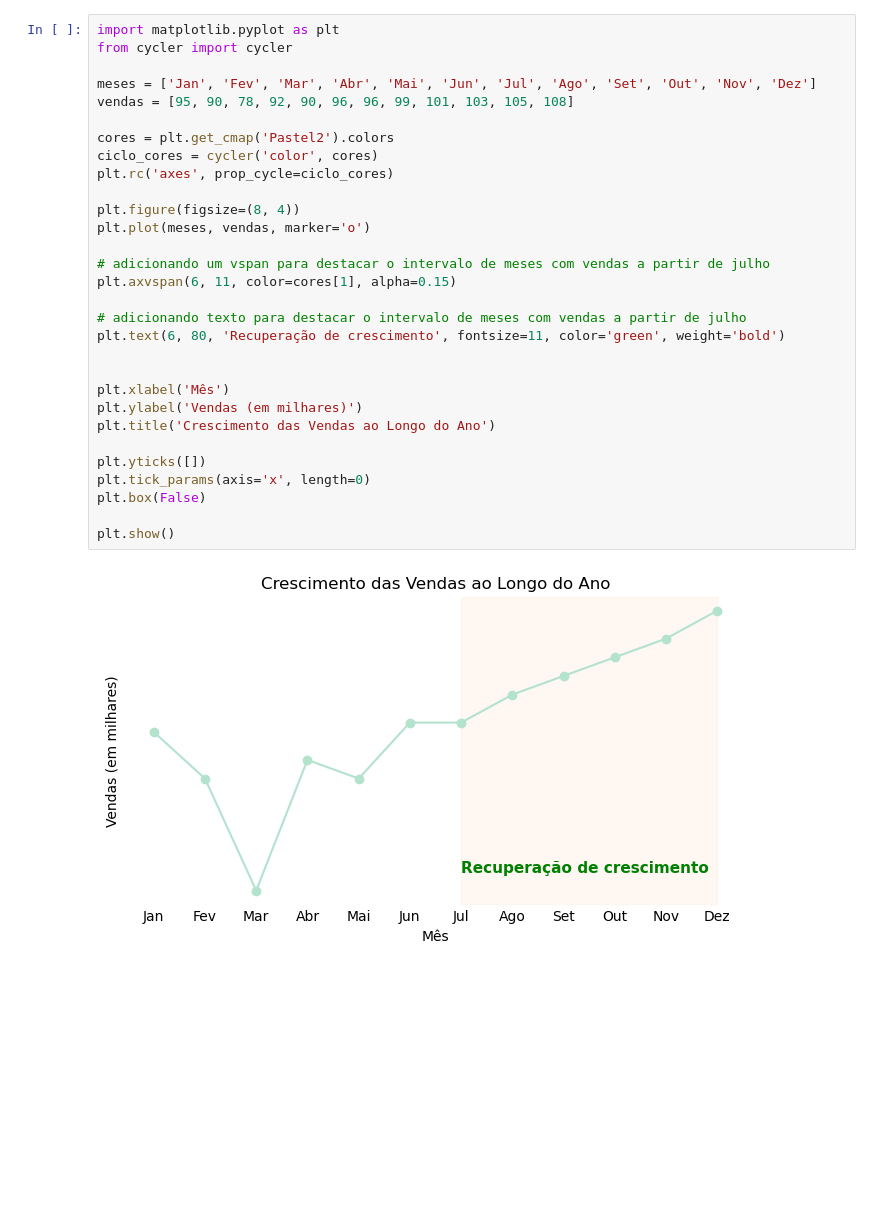
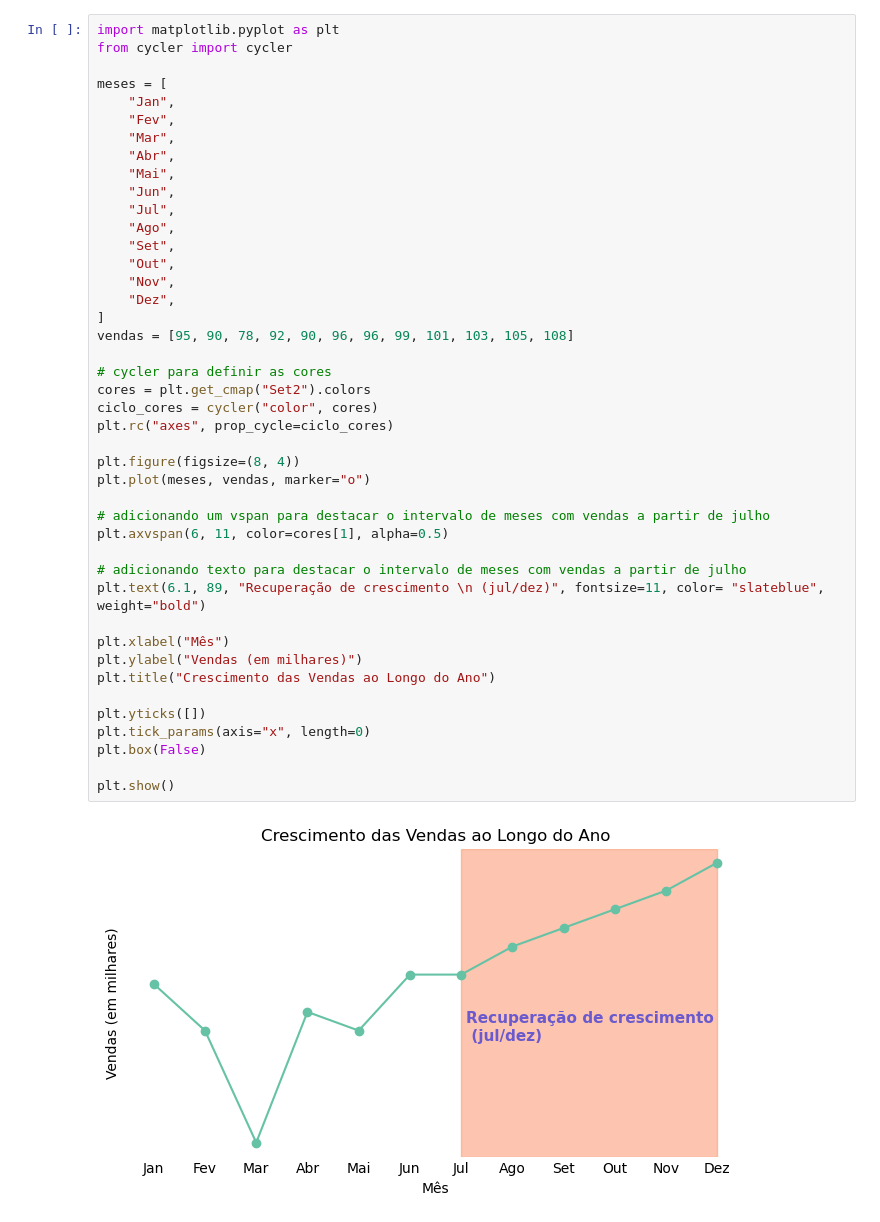
Before and after one commit to ikaromm/Matplotlib_Study, a Jupyter notebook: pyplot/line_plot.ipynb, the cells around one changed output. Drawn from its saved outputs; the diff is of its cells as text; blank space fills up the shorter version.

```diff
--- a/pyplot/line_plot.ipynb
+++ b/pyplot/line_plot.ipynb
@@ -54,35 +87,48 @@ plt.show()
 # %%
 import matplotlib.pyplot as plt
 from cycler import cycler
 
-meses = ['Jan', 'Fev', 'Mar', 'Abr', 'Mai', 'Jun', 'Jul', 'Ago', 'Set', 'Out', 'Nov', 'Dez']
+meses = [
+    "Jan",
+    "Fev",
+    "Mar",
+    "Abr",
+    "Mai",
+    "Jun",
+    "Jul",
+    "Ago",
+    "Set",
+    "Out",
+    "Nov",
+    "Dez",
+]
 vendas = [95, 90, 78, 92, 90, 96, 96, 99, 101, 103, 105, 108]
 
-cores = plt.get_cmap('Pastel2').colors
-ciclo_cores = cycler('color', cores)
-plt.rc('axes', prop_cycle=ciclo_cores)
+# cycler para definir as cores
+cores = plt.get_cmap("Set2").colors
+ciclo_cores = cycler("color", cores)
+plt.rc("axes", prop_cycle=ciclo_cores)
 
 plt.figure(figsize=(8, 4))
-plt.plot(meses, vendas, marker='o')
+plt.plot(meses, vendas, marker="o")
 
 # adicionando um vspan para destacar o intervalo de meses com vendas a partir de julho
-plt.axvspan(6, 11, color=cores[1], alpha=0.15)
+plt.axvspan(6, 11, color=cores[1], alpha=0.5)
 
 # adicionando texto para destacar o intervalo de meses com vendas a partir de julho
-plt.text(6, 80, 'Recuperação de crescimento', fontsize=11, color='green', weight='bold')
+plt.text(6.1, 89, "Recuperação de crescimento \n (jul/dez)", fontsize=11, color= "slateblue", weight="bold")
 
-
-plt.xlabel('Mês')
-plt.ylabel('Vendas (em milhares)')
-plt.title('Crescimento das Vendas ao Longo do Ano')
+plt.xlabel("Mês")
+plt.ylabel("Vendas (em milhares)")
+plt.title("Crescimento das Vendas ao Longo do Ano")
 
 plt.yticks([])
-plt.tick_params(axis='x', length=0)
+plt.tick_params(axis="x", length=0)
 plt.box(False)
 
 plt.show()
 # %% [output]
-[figure, old version]
+[figure, new version]
 # %%
 import matplotlib.pyplot as plt
 from cycler import cycler
```
Also changed, not shown: parts of 3 cells of this notebook.
